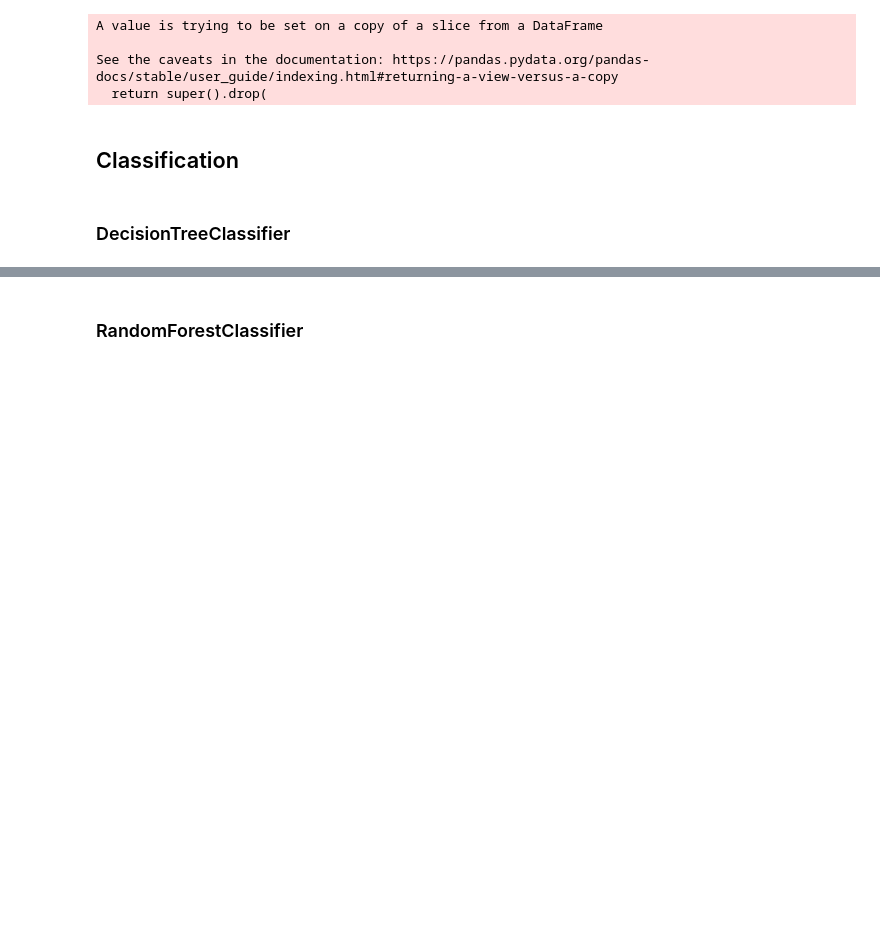
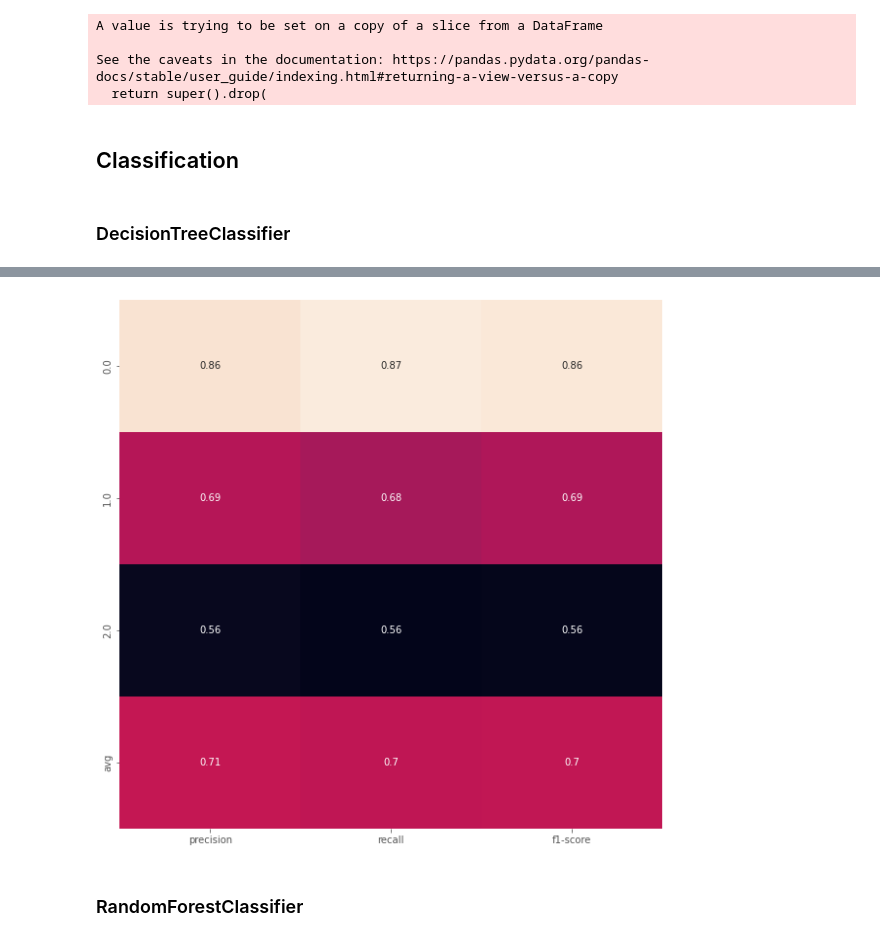
Before and after one commit to Walczi123/Projekt_Przetwarzanie_Danych, a Jupyter notebook: classification_and_regression_lines.ipynb, the cells around one changed output, grey strips where cells are left out. Saved outputs shown, nothing was run; the diff lists cells and outputs as text; code cells hidden in the pictures; blank space fills up the shorter version.

Commit message:
lines update

```diff
--- a/classification_and_regression_lines.ipynb
+++ b/classification_and_regression_lines.ipynb
@@ -52,7 +45,7 @@ labels = ["class"]
 # %%
 data_lines = dict()
 for key, value in lines.items():
-    data_lines[key] = get_train_and_test_for_lines(value, X_columns = features, y_columns = labels)
+    data_lines[key] = get_train_and_test_for_lines(value, X_columns = features, y_columns = class_labels)
 # %% [markdown]
 ### DecisionTreeClassifier
 # %%
@@ -67,36 +56,36 @@ model = DecisionTreeClassifier(max_depth = 1000, random_state = 1)
 # %%
 #Bootstrap Out of Bag
-predicted = np.array([])
-y_tests = np.array([])
+predicted2 = np.array([])
+y_tests2 = np.array([])
 for value in data_lines.values():
     X_train, X_test, y_train, y_test = value
     scores2 = cross_validate(model, X_train, y_train, cv = BootstrapOutOfBag(n_splits=5, random_seed=456), n_jobs = -1, return_estimator = True)
 
-    predicted = np.concatenate((predicted, scores2['estimator'][scores2['test_score'].argmax()].predict(X_test)), axis=0)
-    y_tests = np.concatenate((y_tests, y_test.to_numpy().reshape(1,-1)[0]), axis=0)
-err2 = accuracy_score(predicted, y_tests)
+    predicted2 = np.concatenate((predicted2, scores2['estimator'][scores2['test_score'].argmax()].predict(X_test)), axis=0)
+    y_tests2 = np.concatenate((y_tests2, y_test.to_numpy().reshape(1,-1)[0]), axis=0)
+err2 = accuracy_score(predicted2, y_tests2)
 # %%
 #Repeated K-Fold
-predicted = np.array([])
-y_tests = np.array([])
+predicted3 = np.array([])
+y_tests3 = np.array([])
 for value in data_lines.values():
     X_train, X_test, y_train, y_test = value
     scores3 = cross_validate(model, X_train, y_train, n_jobs = -1, cv = RepeatedKFold(n_splits = 10, n_repeats = 2), return_estimator = True)
 
-    predicted = np.concatenate((predicted, scores3['estimator'][scores3['test_score'].argmax()].predict(X_test)), axis=0)
-    y_tests = np.concatenate((y_tests, y_test.to_numpy().reshape(1,-1)[0]), axis=0)
-err3 = accuracy_score(predicted, y_tests)
+    predicted3 = np.concatenate((predicted3, scores3['estimator'][scores3['test_score'].argmax()].predict(X_test)), axis=0)
+    y_tests3 = np.concatenate((y_tests3, y_test.to_numpy().reshape(1,-1)[0]), axis=0)
+err3 = accuracy_score(predicted3, y_tests3)
 # %%
 #K-Fold
-predicted = np.array([])
-y_tests = np.array([])
+predicted4 = np.array([])
+y_tests4 = np.array([])
 for value in data_lines.values():
     X_train, X_test, y_train, y_test = value
     scores4 = cross_validate(model, X_train, y_train, cv = KFold(10), n_jobs=-1, return_estimator = True)
 
-    predicted = np.concatenate((predicted, scores4['estimator'][scores4['test_score'].argmax()].predict(X_test)), axis=0)
-    y_tests = np.concatenate((y_tests, y_test.to_numpy().reshape(1,-1)[0]), axis=0)
-err4 = accuracy_score(predicted, y_tests)
+    predicted4 = np.concatenate((predicted4, scores4['estimator'][scores4['test_score'].argmax()].predict(X_test)), axis=0)
+    y_tests4 = np.concatenate((y_tests4, y_test.to_numpy().reshape(1,-1)[0]), axis=0)
+err4 = accuracy_score(predicted4, y_tests4)
 # %%
 print("------- Accuracy --------")
 # print(f"1. Accuracy LeaveOneOut {err1}")
@@ -111,3 +100,7 @@ print(f"4. Accuracy KFold {err4}")
+# %%
+plot_classification_report(y_tests4, predicted4)
+# %% [output]
+[figure, added]
 # %% [markdown]
 ### RandomForestClassifier
 # %%
```
Also changed, not shown: parts of 33 cells of this notebook.
